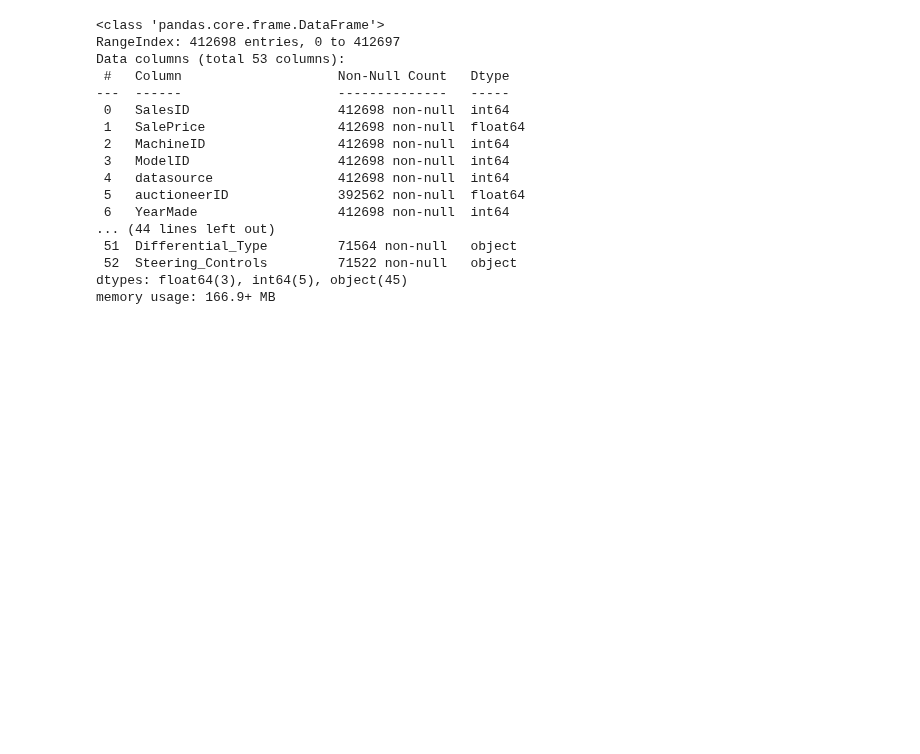
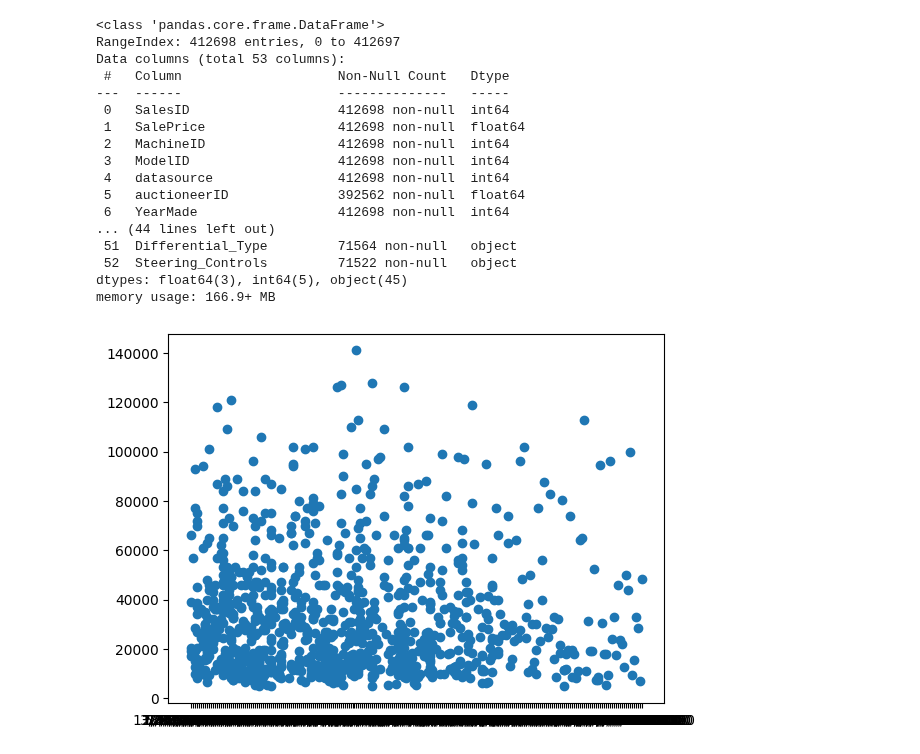
Before and after one commit to muhammadanas0716/Machine-Learning-101, a Jupyter notebook: Predicting Bulldozer Sale Prices/Predicting Bulldozer Prices.ipynb, the cells around one changed output. Drawn from its saved outputs; the diff is of its cells as text; code cells hidden in the pictures; blank space fills up the shorter version.

```diff
--- a/Predicting Bulldozer Sale Prices/Predicting Bulldozer Prices.ipynb
+++ b/Predicting Bulldozer Sale Prices/Predicting Bulldozer Prices.ipynb
@@ -80,3 +80,9 @@ Data columns (total 53 columns):
  52  Steering_Controls         71522 non-null   object
 dtypes: float64(3), int64(5), object(45)
 memory usage: 166.9+ MB
+# %%
+fig, ax = plt.subplots()
+ax.scatter(df["saledate"][:1000], df["SalePrice"][:1000])
+plt.show()
+# %% [output]
+[figure, added]
```
Also changed, not shown: parts of 4 cells of this notebook.
